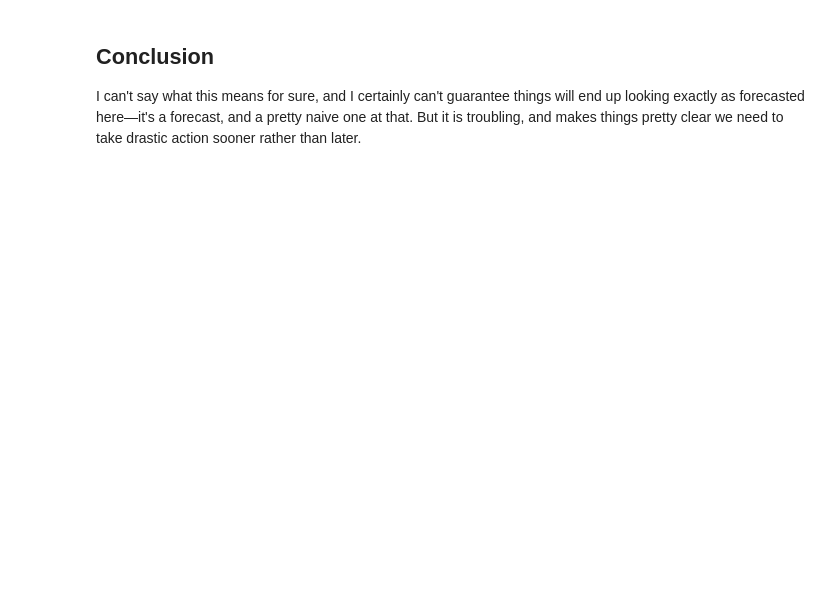
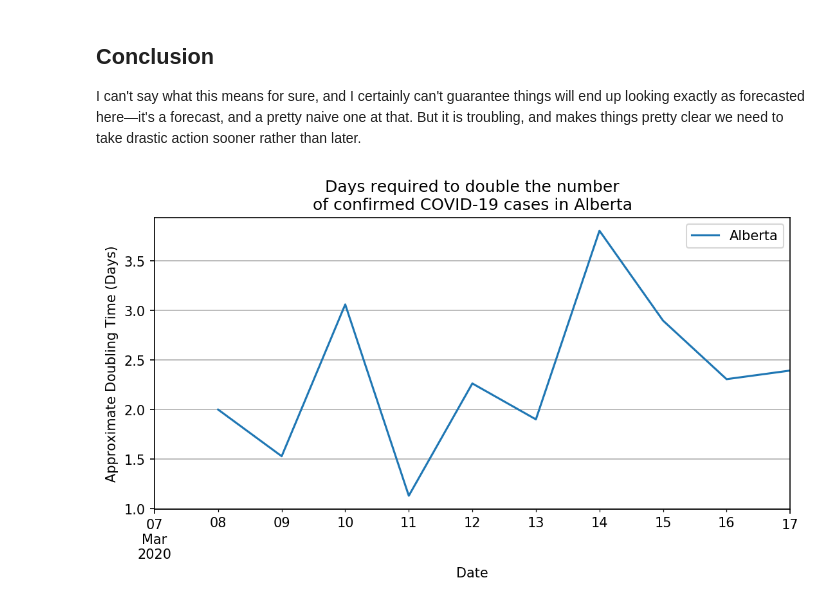
Before and after one commit to hamaluik/covid-19-analysis-canada, a Jupyter notebook: analysis.ipynb, the cells around one changed output. Saved outputs shown, nothing was run; the diff lists cells and outputs as text; code cells hidden in the pictures; blank space fills up the shorter version.

```diff
--- a/analysis.ipynb
+++ b/analysis.ipynb
@@ -463,3 +465,23 @@ growthCanada
 ## Conclusion
 
 I can't say what this means for sure, and I certainly can't guarantee things will end up looking exactly as forecasted here—it's a forecast, and a pretty naive one at that. But it is troubling, and makes things pretty clear we need to take drastic action sooner rather than later.
+# %%
+province = 'Alberta'
+startDate = timingCanada['Start of Outbreak'][province]
+outbreakCases = popCanada[province][startDate:]
+outbreakDays = list(map(lambda i: (i.timestamp() - outbreakCases.index[0].timestamp()) / (60*60*24), outbreakCases.index))
+
+growthRate = [0]
+for i in range(1, len(outbreakDays)):
+    gr = np.log(outbreakCases[i] / outbreakCases[i - 1])
+    growthRate.append(0.5 * (gr - growthRate[-1]) + growthRate[-1])
+doublingTime = np.log(2) / np.array(growthRate)
+# %%
+pd.DataFrame(data=doublingTime, index=outbreakCases.index, columns=['Alberta']).plot()
+plt.grid()
+plt.xlabel('Date')
+plt.ylabel('Approximate Doubling Time (Days)')
+plt.title('Days required to double the number\nof confirmed COVID-19 cases in Alberta')
+plt.show()
+# %% [output]
+[figure, added]
```
Also changed, not shown: parts of 22 cells of this notebook, 1 other file.
